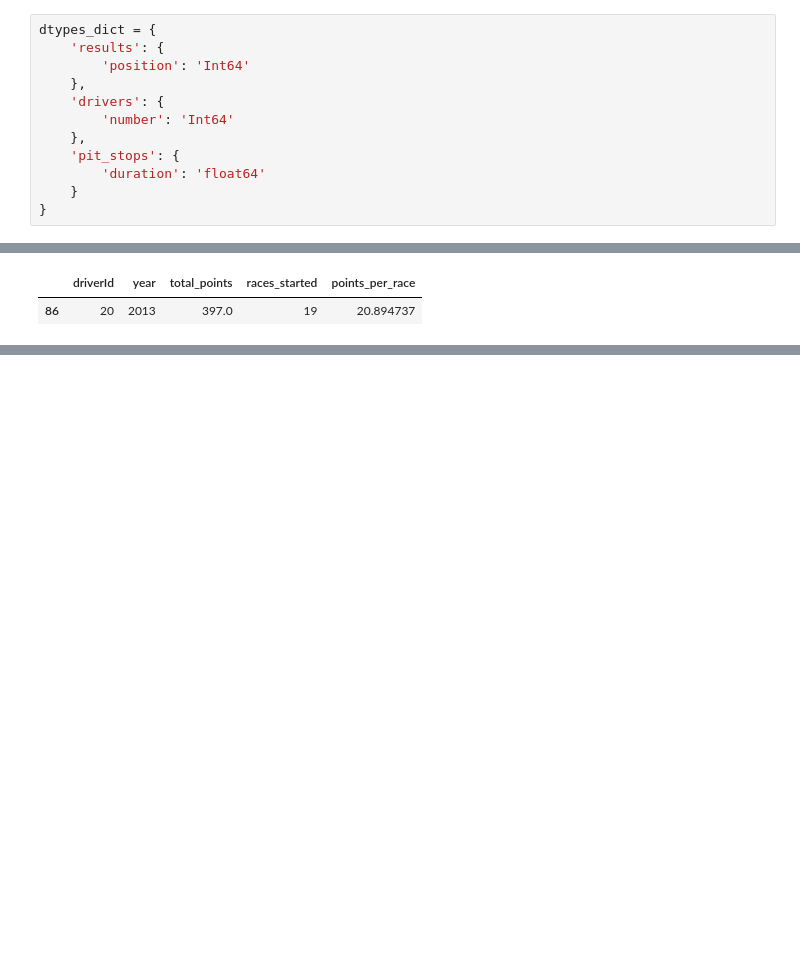
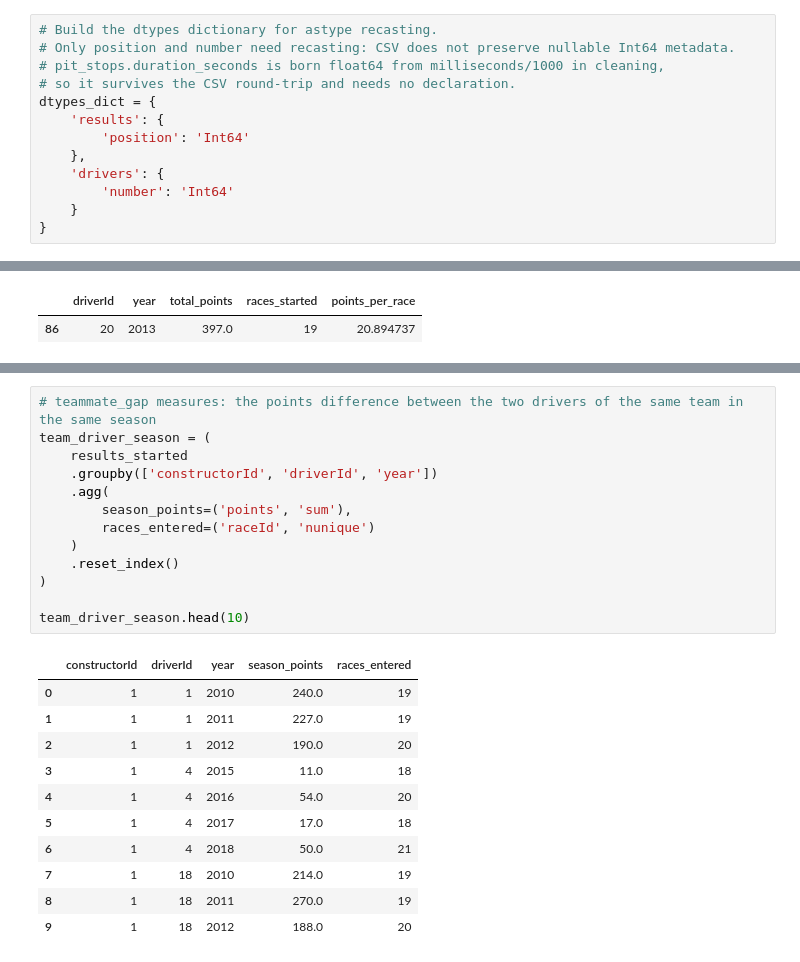
Before and after one commit to ayemaqu/F1_Driver_vs_Strategy, a Jupyter notebook: notebooks/02_feature_engineering.ipynb, the cells around one changed output, grey strips where cells are left out. Cells and saved outputs as stored; diff of their text form; blank space fills up the shorter version.

```diff
--- a/notebooks/02_feature_engineering.ipynb
+++ b/notebooks/02_feature_engineering.ipynb
@@ -19,15 +75,16 @@ dataframes = {
     'constructors': constructors
 }
 # %%
+# Build the dtypes dictionary for astype recasting.
+# Only position and number need recasting: CSV does not preserve nullable Int64 metadata.
+# pit_stops.duration_seconds is born float64 from milliseconds/1000 in cleaning,
+# so it survives the CSV round-trip and needs no declaration.
 dtypes_dict = {
     'results': {
         'position': 'Int64'
     },
     'drivers': {
         'number': 'Int64'
-    },
-    'pit_stops': {
-        'duration': 'float64'
     }
 }
 # %%
@@ -241,0 +330,25 @@ dtype: int64
+# %%
+# teammate_gap measures: the points difference between the two drivers of the same team in the same season
+team_driver_season = (
+    results_started
+    .groupby(['constructorId', 'driverId', 'year'])
+    .agg(
+        season_points=('points', 'sum'),
+        races_entered=('raceId', 'nunique')
+    )
+    .reset_index()
+)
+
+team_driver_season.head(10)
+# %% [output]
+|  | constructorId | driverId | year | season_points | races_entered |
+| 0 | 1 | 1 | 2010 | 240.0 | 19 |
+| 1 | 1 | 1 | 2011 | 227.0 | 19 |
+| 2 | 1 | 1 | 2012 | 190.0 | 20 |
+| 3 | 1 | 4 | 2015 | 11.0 | 18 |
+| 4 | 1 | 4 | 2016 | 54.0 | 20 |
+| 5 | 1 | 4 | 2017 | 17.0 | 18 |
+| 6 | 1 | 4 | 2018 | 50.0 | 21 |
+| 7 | 1 | 18 | 2010 | 214.0 | 19 |
+| 8 | 1 | 18 | 2011 | 270.0 | 19 |
+| 9 | 1 | 18 | 2012 | 188.0 | 20 |
```
Also changed, not shown: parts of 12 cells of this notebook.
